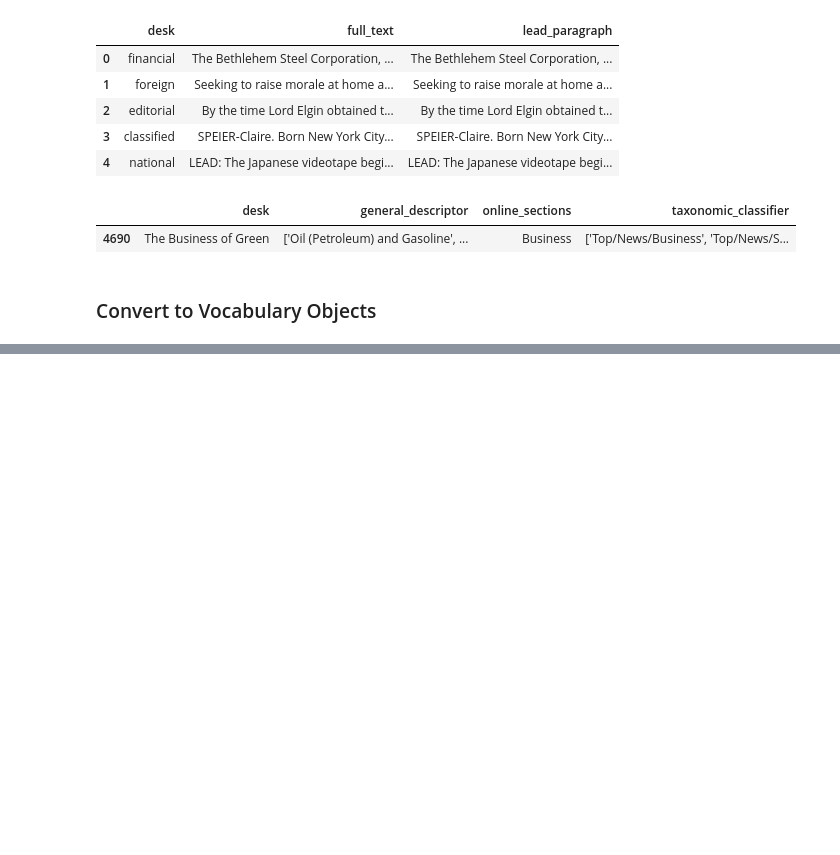
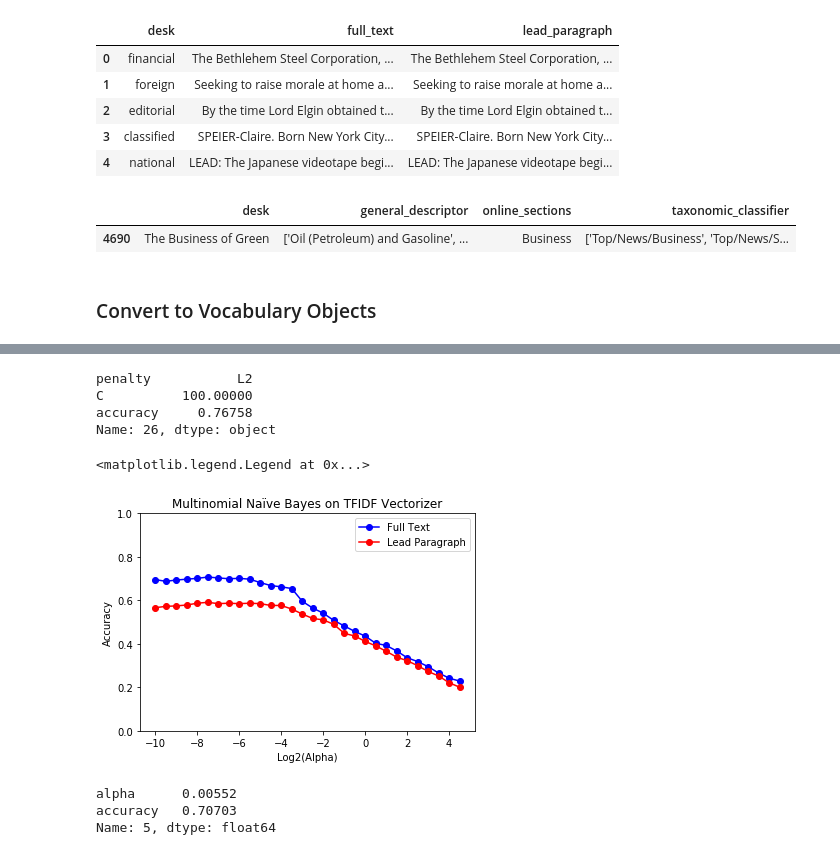
Before and after one commit to carmen16/news-article-topic-classification, a Jupyter notebook: Preprocessing.ipynb, the cells around one changed output, grey strips where cells are left out. Drawn from its saved outputs; the diff is of its cells as text; code cells hidden in the pictures; blank space fills up the shorter version.

```diff
--- a/Preprocessing.ipynb
+++ b/Preprocessing.ipynb
@@ -216,0 +247,8 @@ full_text_vocab.wordset
+# %%
+def tfidf_vectorize(train_data, dev_data, test_data):
+    tv = TfidfVectorizer()
+    tv.fit(train_data)
+    tv_train = tv.transform(train_data)
+    tv_dev = tv.transform(dev_data)
+    tv_test = tv.transform(test_data)
+    return tv_train, tv_dev, tv_test
@@ -216,0 +310,42 @@ full_text_vocab.wordset
+# %%
+ft_lr.iloc[np.where(ft_lr.accuracy == max(ft_lr.accuracy))[0][0]]
+# %% [output]
+penalty           L2
+C          100.00000
+accuracy     0.76758
+Name: 26, dtype: object
+# %%
+def multi_nb(train_data, train_labels, dev_data, dev_labels, alpha):
+    accuracy = []
+    for i in range(len(alpha)):
+        mnb = MultinomialNB(alpha=alpha[i])
+        mnb.fit(train_data, train_labels)
+        accuracy.append(mnb.score(dev_data, dev_labels))
+
+    # Combine to dataframe
+    pd.options.display.float_format = '{:,.5f}'.format
+    df = pd.concat([pd.DataFrame(alpha, columns={'alpha'}), pd.DataFrame(accuracy, columns={'accuracy'})], axis=1)
+    return df
+
+alpha = list(2. ** np.arange(-10, 5, 0.5))
+ft_mnb = multi_nb(ft_tv_train, ft_train.desk, ft_tv_dev, ft_dev.desk, alpha)
+lp_mnb = multi_nb(lp_tv_train, lp_train.desk, lp_tv_dev, lp_dev.desk, alpha)
+# %%
+# Plot multinomial accuracies
+log_alpha = np.log2(alpha)
+plt.plot(log_alpha, ft_mnb.accuracy, color='blue', marker='o', label='Full Text')
+plt.plot(log_alpha, lp_mnb.accuracy, color='red', marker='o', label='Lead Paragraph')
+plt.title('Multinomial Naïve Bayes on TFIDF Vectorizer')
+plt.xlabel('Log2(Alpha)')
+plt.ylabel('Accuracy')
+plt.ylim(0, 1)
+plt.legend()
+# %% [output]
+<matplotlib.legend.Legend at 0x...>
+[figure, added]
+# %%
+ft_mnb.iloc[np.where(ft_mnb.accuracy == max(ft_mnb.accuracy))[0][0]]
+# %% [output]
+alpha      0.00552
+accuracy   0.70703
+Name: 5, dtype: float64
```
Also changed, not shown: parts of 12 cells of this notebook.
